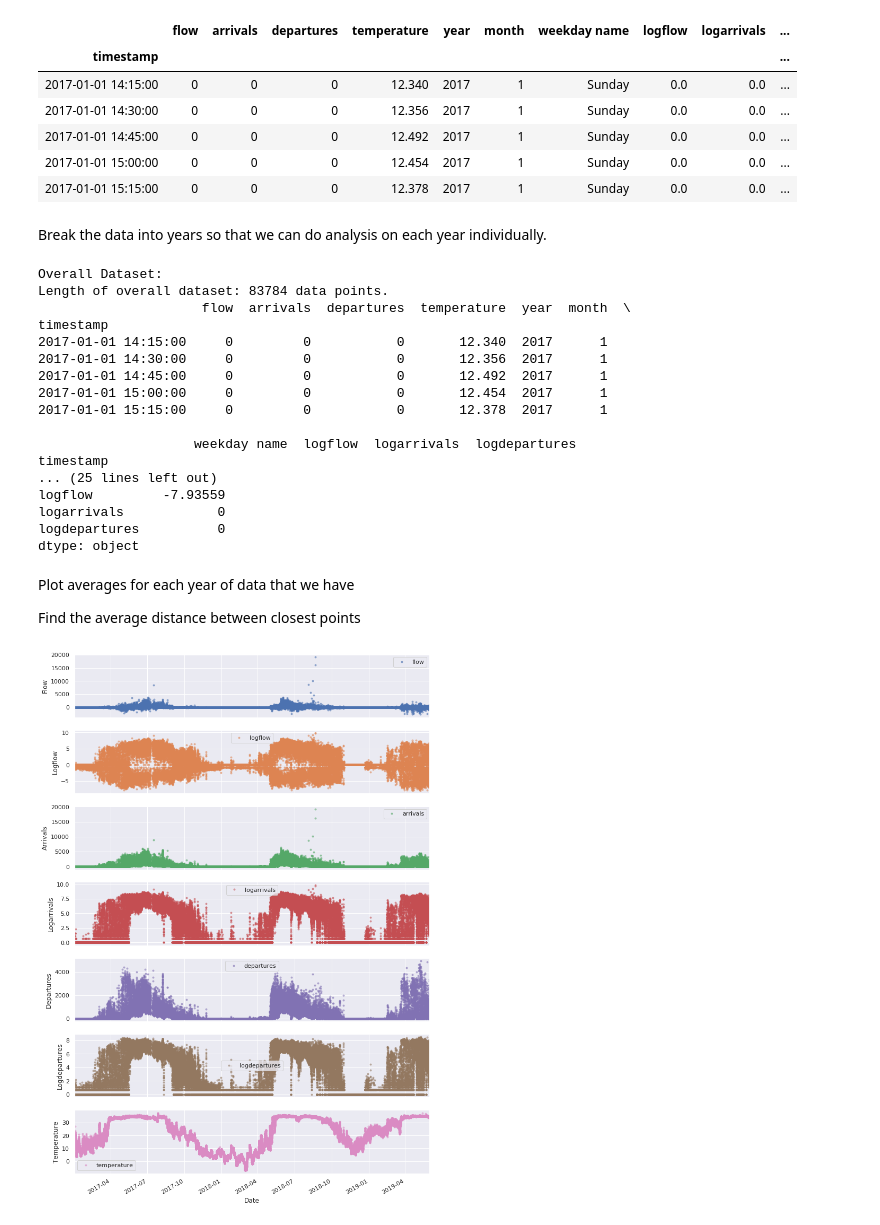
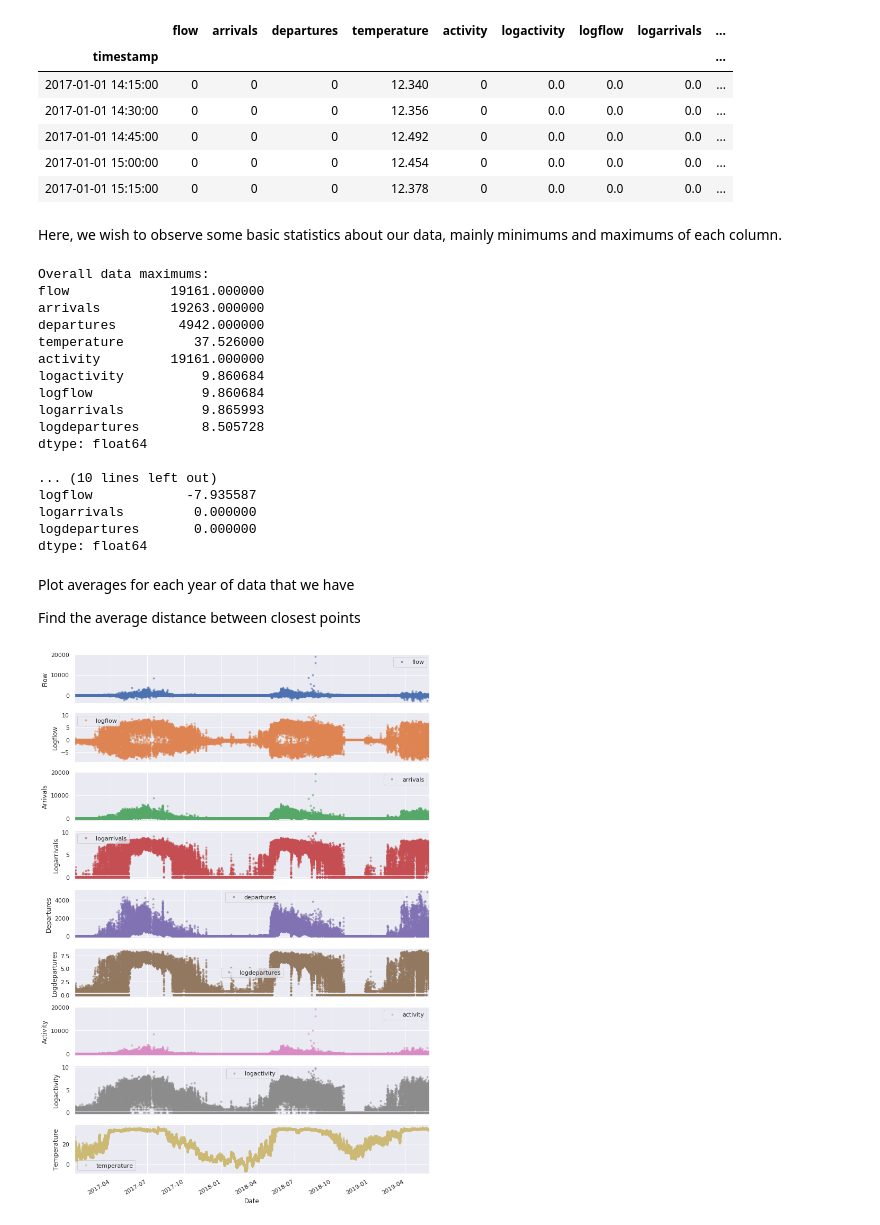
Before and after one commit to nickpalmer789/BeePredictor, a Jupyter notebook: exploratory_anlysis.ipynb, the cells around one changed output. Saved outputs shown, nothing was run; the diff lists cells and outputs as text; code cells hidden in the pictures.

Commit message:
Finished exploratory analysis.

```diff
--- a/exploratory_anlysis.ipynb
+++ b/exploratory_anlysis.ipynb
@@ -21,57 +27,54 @@ sch_data = pd.read_csv('data/cleaned/schwartau/schwartau.csv') #Read in the data
 sch_data['timestamp'] = pd.to_datetime(sch_data['timestamp']) #Ensure that timestamp is a datetime object
 sch_data = sch_data.set_index('timestamp')
 
-#Add columns to the dataframe with year, month, and weekday name
-sch_data['year'] = sch_data.index.year
-sch_data['month'] = sch_data.index.month
-sch_data['weekday name'] = sch_data.index.weekday_name
+#Add a column for total activity
+sch_data['activity'] = sch_data['flow'].swifter.apply(abs)
 
 #Add a column for log-mod of flow, arrivals, and departures
 def logmod(x):
     return np.sign(x) * np.log(abs(x) + 1)
 
+sch_data['logactivity'] = sch_data['activity'].swifter.apply(logmod)
 sch_data['logflow'] = sch_data['flow'].swifter.apply(logmod)
 sch_data['logarrivals'] = sch_data['arrivals'].swifter.apply(logmod)
 sch_data['logdepartures'] = sch_data['departures'].swifter.apply(logmod)
 
 sch_data.head()
 # %% [output]
-|  | flow | arrivals | departures | temperature | year | month | weekday name | logflow | logarrivals | ... |
-| timestamp |  |  |  |  |  |  |  |  |  | ... |
-| 2017-01-01 14:15:00 | 0 | 0 | 0 | 12.340 | 2017 | 1 | Sunday | 0.0 | 0.0 | ... |
-| 2017-01-01 14:30:00 | 0 | 0 | 0 | 12.356 | 2017 | 1 | Sunday | 0.0 | 0.0 | ... |
-| 2017-01-01 14:45:00 | 0 | 0 | 0 | 12.492 | 2017 | 1 | Sunday | 0.0 | 0.0 | ... |
-| 2017-01-01 15:00:00 | 0 | 0 | 0 | 12.454 | 2017 | 1 | Sunday | 0.0 | 0.0 | ... |
-| 2017-01-01 15:15:00 | 0 | 0 | 0 | 12.378 | 2017 | 1 | Sunday | 0.0 | 0.0 | ... |
+|  | flow | arrivals | departures | temperature | activity | logactivity | logflow | logarrivals | ... |
+| timestamp |  |  |  |  |  |  |  |  | ... |
+| 2017-01-01 14:15:00 | 0 | 0 | 0 | 12.340 | 0 | 0.0 | 0.0 | 0.0 | ... |
+| 2017-01-01 14:30:00 | 0 | 0 | 0 | 12.356 | 0 | 0.0 | 0.0 | 0.0 | ... |
+| 2017-01-01 14:45:00 | 0 | 0 | 0 | 12.492 | 0 | 0.0 | 0.0 | 0.0 | ... |
+| 2017-01-01 15:00:00 | 0 | 0 | 0 | 12.454 | 0 | 0.0 | 0.0 | 0.0 | ... |
+| 2017-01-01 15:15:00 | 0 | 0 | 0 | 12.378 | 0 | 0.0 | 0.0 | 0.0 | ... |
-# %% [markdown]
-Break the data into years so that we can do analysis on each year individually.
+# %% [markdown]
+Here, we wish to observe some basic statistics about our data, mainly minimums and maximums of each column.
 # %%
 #Print some info about each year
-print("Overall Dataset:")
-print("Length of overall dataset: " + str(len(sch_data)) + " data points.")
-print(sch_data.head())
 print("Overall data maximums:")
 print(sch_data.max())
+print("\n\n\n")
 print("Overall data minimums:")
 print(sch_data.min())
 # %% [output]
-Overall Dataset:
-Length of overall dataset: 83784 data points.
-                     flow  arrivals  departures  temperature  year  month  \
-timestamp
-2017-01-01 14:15:00     0         0           0       12.340  2017      1
-2017-01-01 14:30:00     0         0           0       12.356  2017      1
-2017-01-01 14:45:00     0         0           0       12.492  2017      1
-2017-01-01 15:00:00     0         0           0       12.454  2017      1
-2017-01-01 15:15:00     0         0           0       12.378  2017      1
+Overall data maximums:
+flow             19161.000000
+arrivals         19263.000000
+departures        4942.000000
+temperature         37.526000
+activity         19161.000000
+logactivity          9.860684
+logflow              9.860684
+logarrivals          9.865993
+logdepartures        8.505728
+dtype: float64
 
-                    weekday name  logflow  logarrivals  logdepartures
-timestamp
-... (25 lines left out)
-logflow         -7.93559
-logarrivals            0
-logdepartures          0
-dtype: object
+... (10 lines left out)
+logflow            -7.935587
+logarrivals         0.000000
+logdepartures       0.000000
+dtype: float64
 # %% [markdown]
 Plot averages for each year of data that we have
 
@@ -79,11 +82,11 @@ Find the average distance between closest points
 # %%
 #Set the default figure size with seaborn
 sns.set(rc={'figure.figsize':(11, 4)})
 
-data_plots = ['flow', 'logflow', 'arrivals', 'logarrivals', 'departures', 'logdepartures', 'temperature']
+data_plots = ['flow', 'logflow', 'arrivals', 'logarrivals', 'departures', 'logdepartures', 'activity', 'logactivity', 'temperature']
 axes = sch_data[data_plots].plot(marker='.', alpha=0.5, linestyle='None', subplots=True,figsize=(12,20))
 for i in range(len(axes)):
     axes[i].set_xlabel('Date')
     axes[i].set_ylabel(data_plots[i].capitalize())
 # %% [output]
-[figure, old version]
+[figure, new version]
```
Also changed, not shown: parts of 11 cells of this notebook.
